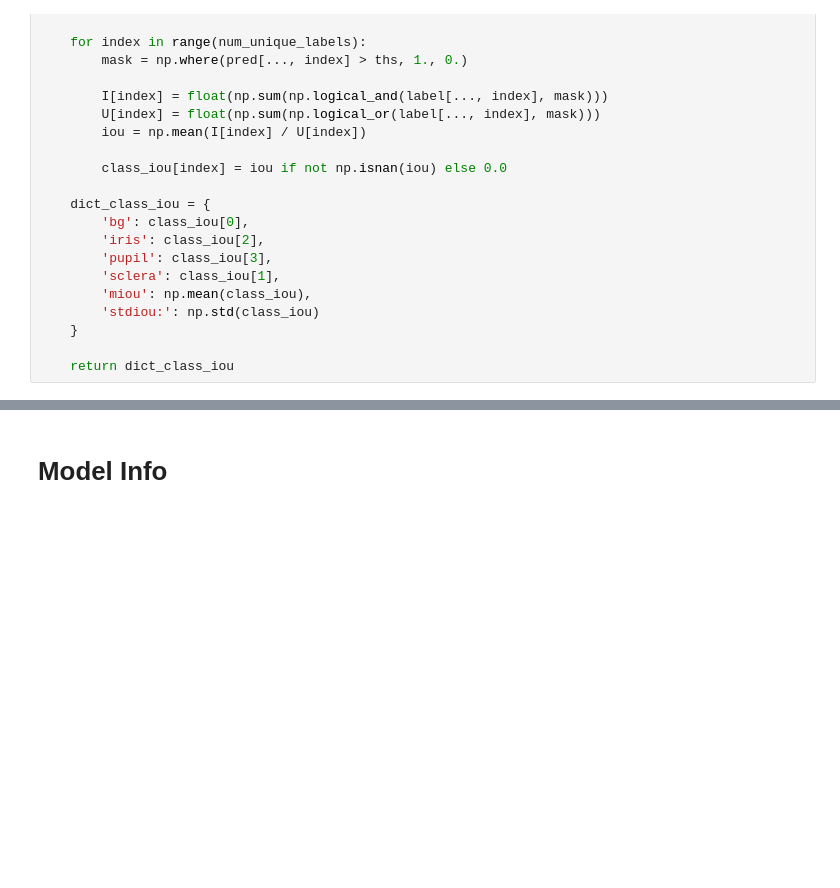
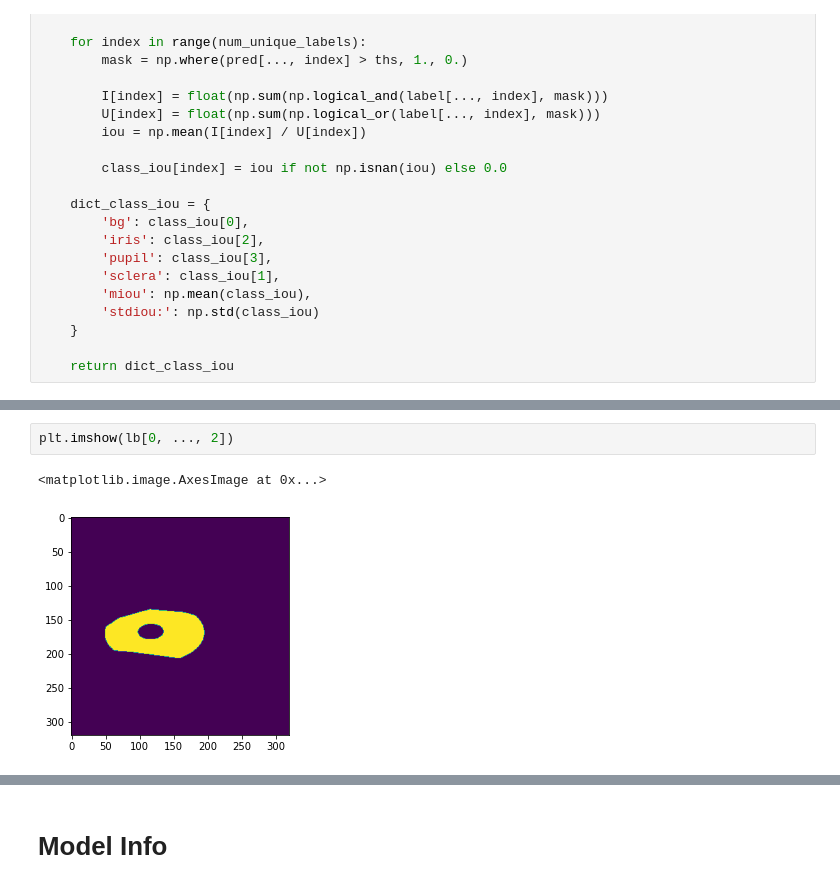
Before and after one commit to Choapinus/DenseNet10, a Jupyter notebook: notebooks/eval_openeds.ipynb, the cells around one changed output, grey strips where cells are left out. Drawn from its saved outputs; the diff is of its cells as text; blank space fills up the shorter version.

```diff
--- a/notebooks/eval_openeds.ipynb
+++ b/notebooks/eval_openeds.ipynb
@@ -113,3 +137,8 @@ im.shape, lb.shape
+# %%
+plt.imshow(lb[0, ..., 2])
+# %% [output]
+<matplotlib.image.AxesImage at 0x...>
+[figure, added]
 # %%
 testG.input_shape
 # %% [output]
```
Also changed, not shown: parts of 12 cells of this notebook, 10 other files.
